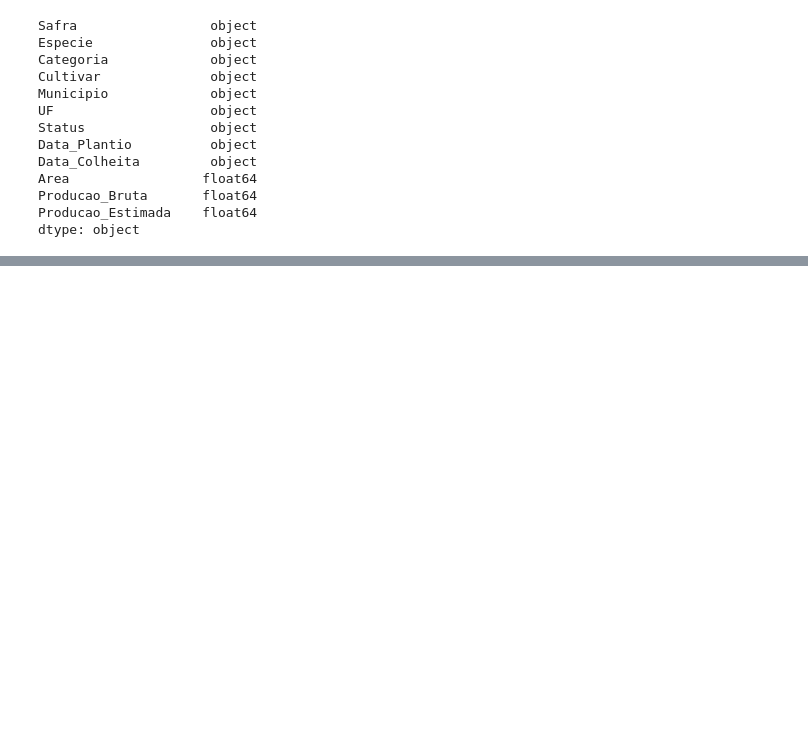
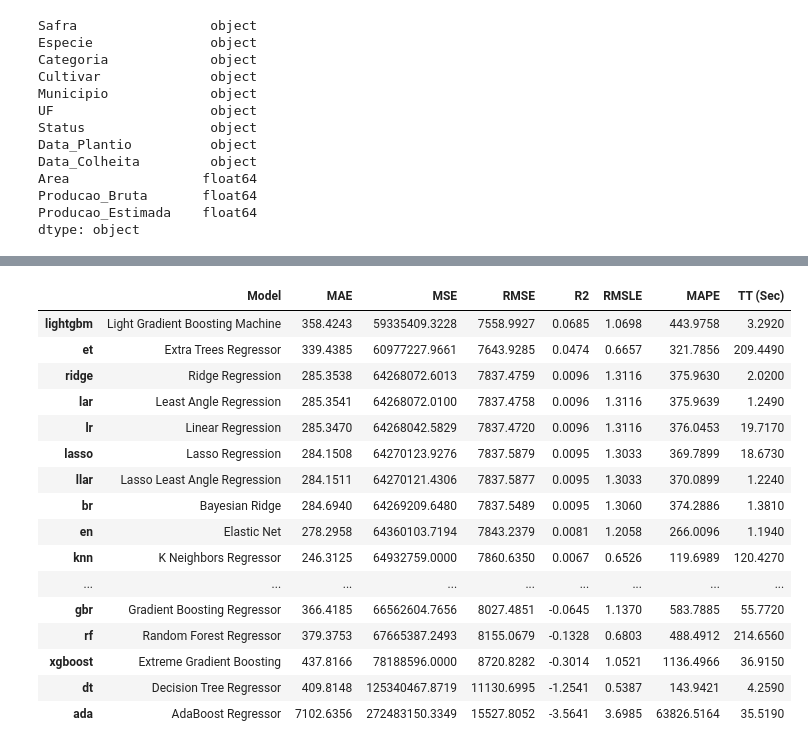
Before and after one commit to eduardomatoss/gs-auto-ml, a Jupyter notebook: model/gs_data_model.ipynb, the cells around one changed output, grey strips where cells are left out. Cells and saved outputs as stored; diff of their text form; code cells hidden in the pictures; blank space fills up the shorter version.

Commit message:
feat: add trained model (#3)

```diff
--- a/model/gs_data_model.ipynb
+++ b/model/gs_data_model.ipynb
@@ -132,0 +358,3 @@ dtype: object
+# %%
+best_model = compare_models()
+# %% [output]
@@ -132,0 +362,17 @@ dtype: object
+|  | Model | MAE | MSE | RMSE | R2 | RMSLE | MAPE | TT (Sec) |
+| lightgbm | Light Gradient Boosting Machine | 358.4243 | 59335409.3228 | 7558.9927 | 0.0685 | 1.0698 | 443.9758 | 3.2920 |
+| et | Extra Trees Regressor | 339.4385 | 60977227.9661 | 7643.9285 | 0.0474 | 0.6657 | 321.7856 | 209.4490 |
+| ridge | Ridge Regression | 285.3538 | 64268072.6013 | 7837.4759 | 0.0096 | 1.3116 | 375.9630 | 2.0200 |
+| lar | Least Angle Regression | 285.3541 | 64268072.0100 | 7837.4758 | 0.0096 | 1.3116 | 375.9639 | 1.2490 |
+| lr | Linear Regression | 285.3470 | 64268042.5829 | 7837.4720 | 0.0096 | 1.3116 | 376.0453 | 19.7170 |
+| lasso | Lasso Regression | 284.1508 | 64270123.9276 | 7837.5879 | 0.0095 | 1.3033 | 369.7899 | 18.6730 |
+| llar | Lasso Least Angle Regression | 284.1511 | 64270121.4306 | 7837.5877 | 0.0095 | 1.3033 | 370.0899 | 1.2240 |
+| br | Bayesian Ridge | 284.6940 | 64269209.6480 | 7837.5489 | 0.0095 | 1.3060 | 374.2886 | 1.3810 |
+| en | Elastic Net | 278.2958 | 64360103.7194 | 7843.2379 | 0.0081 | 1.2058 | 266.0096 | 1.1940 |
+| knn | K Neighbors Regressor | 246.3125 | 64932759.0000 | 7860.6350 | 0.0067 | 0.6526 | 119.6989 | 120.4270 |
+| ... | ... | ... | ... | ... | ... | ... | ... | ... |
+| gbr | Gradient Boosting Regressor | 366.4185 | 66562604.7656 | 8027.4851 | -0.0645 | 1.1370 | 583.7885 | 55.7720 |
+| rf | Random Forest Regressor | 379.3753 | 67665387.2493 | 8155.0679 | -0.1328 | 0.6803 | 488.4912 | 214.6560 |
+| xgboost | Extreme Gradient Boosting | 437.8166 | 78188596.0000 | 8720.8282 | -0.3014 | 1.0521 | 1136.4966 | 36.9150 |
+| dt | Decision Tree Regressor | 409.8148 | 125340467.8719 | 11130.6995 | -1.2541 | 0.5387 | 143.9421 | 4.2590 |
+| ada | AdaBoost Regressor | 7102.6356 | 272483150.3349 | 15527.8052 | -3.5641 | 3.6985 | 63826.5164 | 35.5190 |
```
Also changed, not shown: parts of 34 cells of this notebook, 1 other file.
